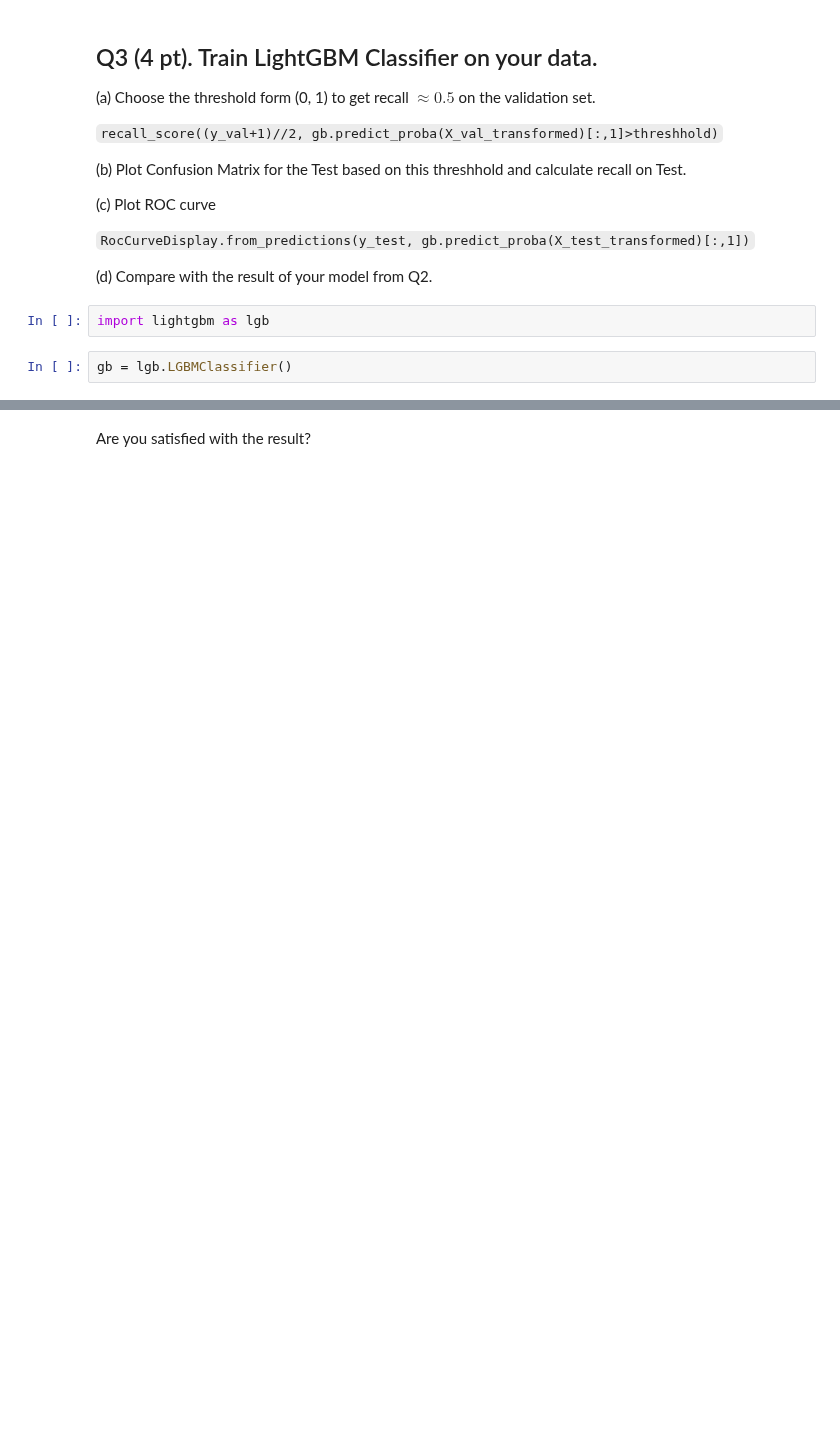
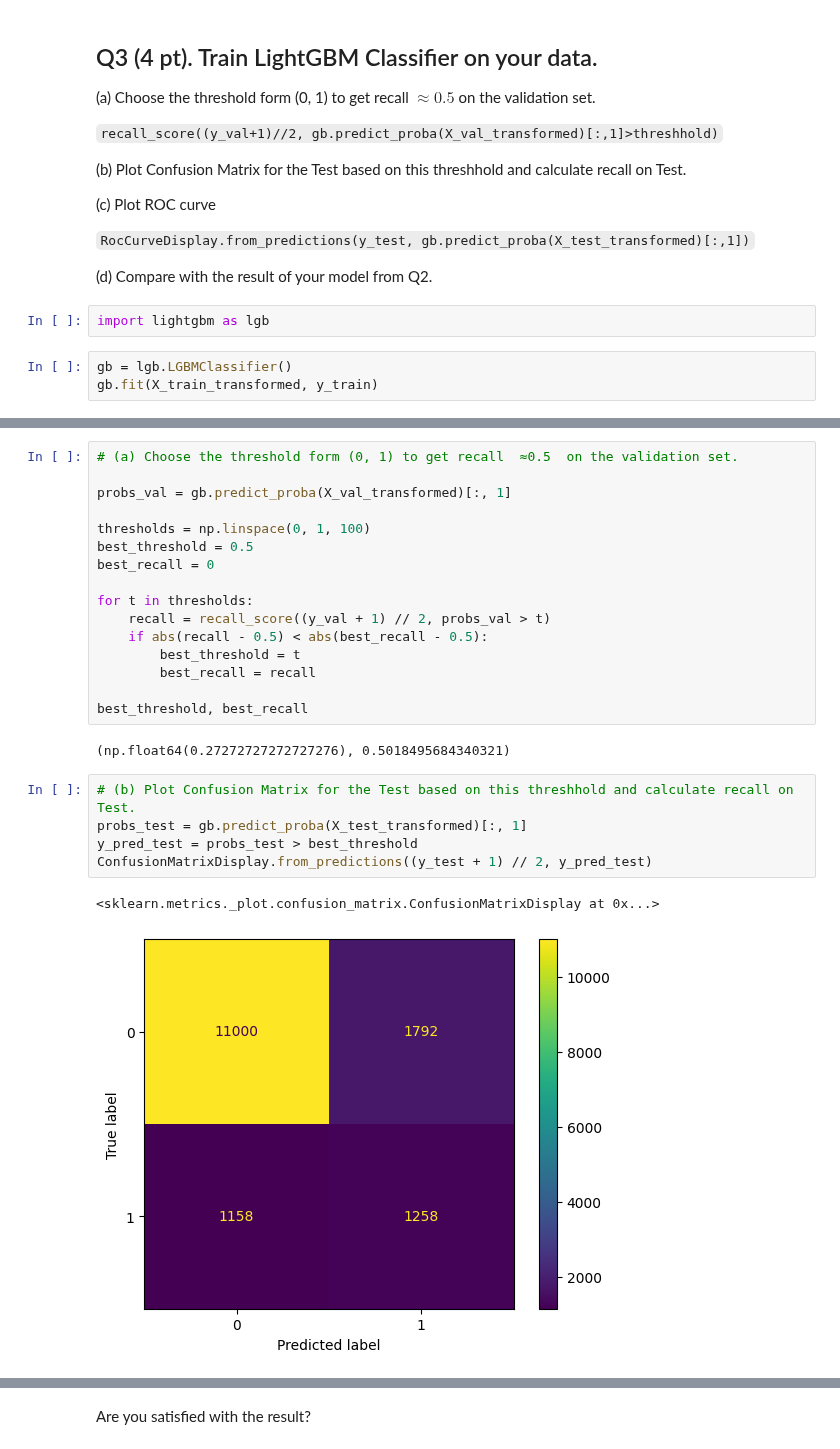
Before and after one commit to Nick-Azzarano/Machine-Learning-Practice, a Jupyter notebook: Spring2025/Homeworks/HW8_Azzarano_Nick.ipynb, the cells around one changed output, grey strips where cells are left out. Saved outputs shown, nothing was run; the diff lists cells and outputs as text; blank space fills up the shorter version.

```diff
--- a/Spring2025/Homeworks/HW8_Azzarano_Nick.ipynb
+++ b/Spring2025/Homeworks/HW8_Azzarano_Nick.ipynb
@@ -378,3 +378,4 @@ plt.show()
 import lightgbm as lgb
 # %%
 gb = lgb.LGBMClassifier()
+gb.fit(X_train_transformed, y_train)
@@ -388,0 +392,26 @@ gb = lgb.LGBMClassifier()
+# %%
+# (a) Choose the threshold form (0, 1) to get recall  ≈0.5  on the validation set.
+
+probs_val = gb.predict_proba(X_val_transformed)[:, 1]
+
+thresholds = np.linspace(0, 1, 100)
+best_threshold = 0.5
+best_recall = 0
+
+for t in thresholds:
+    recall = recall_score((y_val + 1) // 2, probs_val > t)
+    if abs(recall - 0.5) < abs(best_recall - 0.5):
+        best_threshold = t
+        best_recall = recall
+
+best_threshold, best_recall
+# %% [output]
+(np.float64(0.27272727272727276), 0.5018495684340321)
+# %%
+# (b) Plot Confusion Matrix for the Test based on this threshhold and calculate recall on Test.
+probs_test = gb.predict_proba(X_test_transformed)[:, 1]
+y_pred_test = probs_test > best_threshold
+ConfusionMatrixDisplay.from_predictions((y_test + 1) // 2, y_pred_test)
+# %% [output]
+<sklearn.metrics._plot.confusion_matrix.ConfusionMatrixDisplay at 0x...>
+[figure, added]
```
Also changed, not shown: parts of 10 cells of this notebook.
